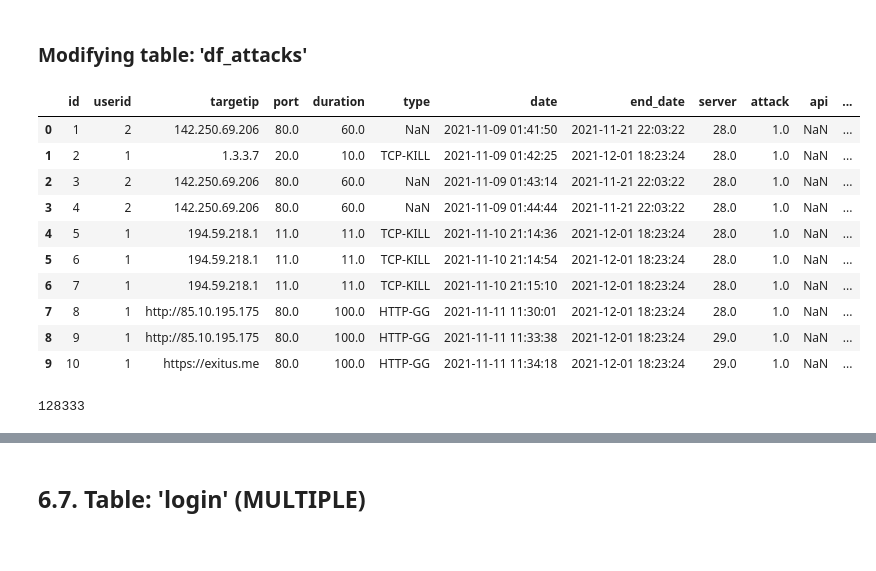
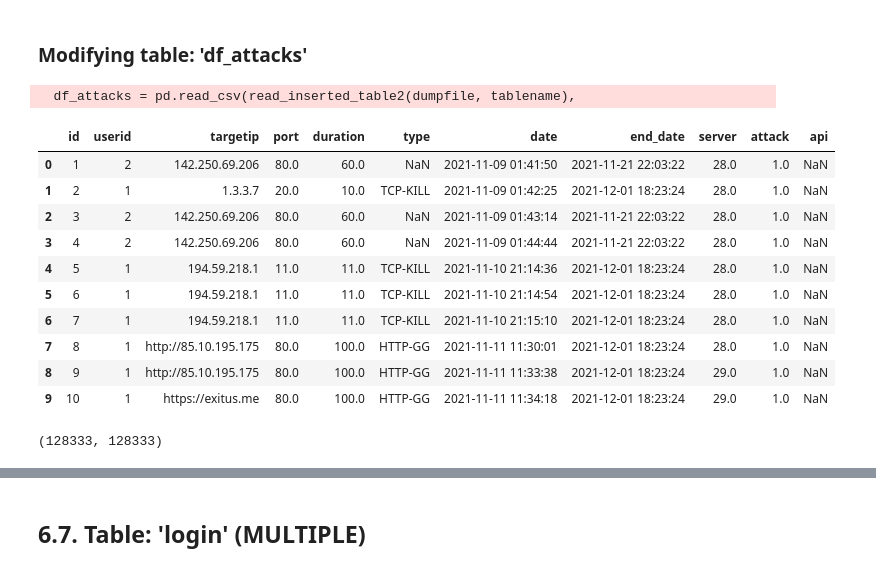
Before and after one commit to jjsantanna/stresser.gg_db_analysis, a Jupyter notebook: analysis_stressergg.ipynb, the cells around one changed output, grey strips where cells are left out. Saved outputs shown, nothing was run; the diff lists cells and outputs as text; code cells hidden in the pictures.

```diff
--- a/analysis_stressergg.ipynb
+++ b/analysis_stressergg.ipynb
@@ -29,2 +17,2 @@ The "generic Booter database schema" is like the figure bellow:
 # %%
-dumpfile='stresse_xr.sql'
+dumpfile='data/stresse_xr.sql'
@@ -501,40 +538,41 @@ pd.read_csv(read_inserted_table2(dumpfile, tablename),
 # %%
 df_attacks = pd.read_csv(read_inserted_table2(dumpfile, tablename),
             delimiter=",",
             error_bad_lines=False)
 
 ###Changing names of columns
 df_attacks.rename(columns = {'user': 'userid',
                             'ip': 'targetip',
                             'sure':'duration',
                              'method': 'type',
                             'tarih':'date',
                             'sonlanma':'end_date',
                             'sunucu': 'server',
                             'saldiri': 'attack'},
                          inplace=True)
 
 ### Converting
 df_attacks['date']= datetimeinvertedstring2datetime(df_attacks['date'])
 
 ###Creating empty columns (with "" [for future string] or np.nan [for future float])
-df_attacks['username'] = np.nan
+# df_attacks['username'] = np.nan
 
 ###Showing some lines after adapt the table
 df_attacks.head(10)
 # %% [output]
+  df_attacks = pd.read_csv(read_inserted_table2(dumpfile, tablename),
-|  | id | userid | targetip | port | duration | type | date | end_date | server | attack | api | ... |
-| 0 | 1 | 2 | 142.250.69.206 | 80.0 | 60.0 | NaN | 2021-11-09 01:41:50 | 2021-11-21 22:03:22 | 28.0 | 1.0 | NaN | ... |
-| 1 | 2 | 1 | 1.3.3.7 | 20.0 | 10.0 | TCP-KILL | 2021-11-09 01:42:25 | 2021-12-01 18:23:24 | 28.0 | 1.0 | NaN | ... |
-| 2 | 3 | 2 | 142.250.69.206 | 80.0 | 60.0 | NaN | 2021-11-09 01:43:14 | 2021-11-21 22:03:22 | 28.0 | 1.0 | NaN | ... |
-| 3 | 4 | 2 | 142.250.69.206 | 80.0 | 60.0 | NaN | 2021-11-09 01:44:44 | 2021-11-21 22:03:22 | 28.0 | 1.0 | NaN | ... |
-| 4 | 5 | 1 | 194.59.218.1 | 11.0 | 11.0 | TCP-KILL | 2021-11-10 21:14:36 | 2021-12-01 18:23:24 | 28.0 | 1.0 | NaN | ... |
-| 5 | 6 | 1 | 194.59.218.1 | 11.0 | 11.0 | TCP-KILL | 2021-11-10 21:14:54 | 2021-12-01 18:23:24 | 28.0 | 1.0 | NaN | ... |
-| 6 | 7 | 1 | 194.59.218.1 | 11.0 | 11.0 | TCP-KILL | 2021-11-10 21:15:10 | 2021-12-01 18:23:24 | 28.0 | 1.0 | NaN | ... |
-| 7 | 8 | 1 | http://85.10.195.175 | 80.0 | 100.0 | HTTP-GG | 2021-11-11 11:30:01 | 2021-12-01 18:23:24 | 28.0 | 1.0 | NaN | ... |
-| 8 | 9 | 1 | http://85.10.195.175 | 80.0 | 100.0 | HTTP-GG | 2021-11-11 11:33:38 | 2021-12-01 18:23:24 | 29.0 | 1.0 | NaN | ... |
-| 9 | 10 | 1 | https://exitus.me | 80.0 | 100.0 | HTTP-GG | 2021-11-11 11:34:18 | 2021-12-01 18:23:24 | 29.0 | 1.0 | NaN | ... |
+|  | id | userid | targetip | port | duration | type | date | end_date | server | attack | api |
+| 0 | 1 | 2 | 142.250.69.206 | 80.0 | 60.0 | NaN | 2021-11-09 01:41:50 | 2021-11-21 22:03:22 | 28.0 | 1.0 | NaN |
+| 1 | 2 | 1 | 1.3.3.7 | 20.0 | 10.0 | TCP-KILL | 2021-11-09 01:42:25 | 2021-12-01 18:23:24 | 28.0 | 1.0 | NaN |
+| 2 | 3 | 2 | 142.250.69.206 | 80.0 | 60.0 | NaN | 2021-11-09 01:43:14 | 2021-11-21 22:03:22 | 28.0 | 1.0 | NaN |
+| 3 | 4 | 2 | 142.250.69.206 | 80.0 | 60.0 | NaN | 2021-11-09 01:44:44 | 2021-11-21 22:03:22 | 28.0 | 1.0 | NaN |
+| 4 | 5 | 1 | 194.59.218.1 | 11.0 | 11.0 | TCP-KILL | 2021-11-10 21:14:36 | 2021-12-01 18:23:24 | 28.0 | 1.0 | NaN |
+| 5 | 6 | 1 | 194.59.218.1 | 11.0 | 11.0 | TCP-KILL | 2021-11-10 21:14:54 | 2021-12-01 18:23:24 | 28.0 | 1.0 | NaN |
+| 6 | 7 | 1 | 194.59.218.1 | 11.0 | 11.0 | TCP-KILL | 2021-11-10 21:15:10 | 2021-12-01 18:23:24 | 28.0 | 1.0 | NaN |
+| 7 | 8 | 1 | http://85.10.195.175 | 80.0 | 100.0 | HTTP-GG | 2021-11-11 11:30:01 | 2021-12-01 18:23:24 | 28.0 | 1.0 | NaN |
+| 8 | 9 | 1 | http://85.10.195.175 | 80.0 | 100.0 | HTTP-GG | 2021-11-11 11:33:38 | 2021-12-01 18:23:24 | 29.0 | 1.0 | NaN |
+| 9 | 10 | 1 | https://exitus.me | 80.0 | 100.0 | HTTP-GG | 2021-11-11 11:34:18 | 2021-12-01 18:23:24 | 29.0 | 1.0 | NaN |
 # %%
-len(df_attacks)
+len(df_attacks),len(df_attacks.drop_duplicates())
 # %% [output]
-128333
+(128333, 128333)
```
Also changed, not shown: parts of 88 cells of this notebook, 17 other files.
